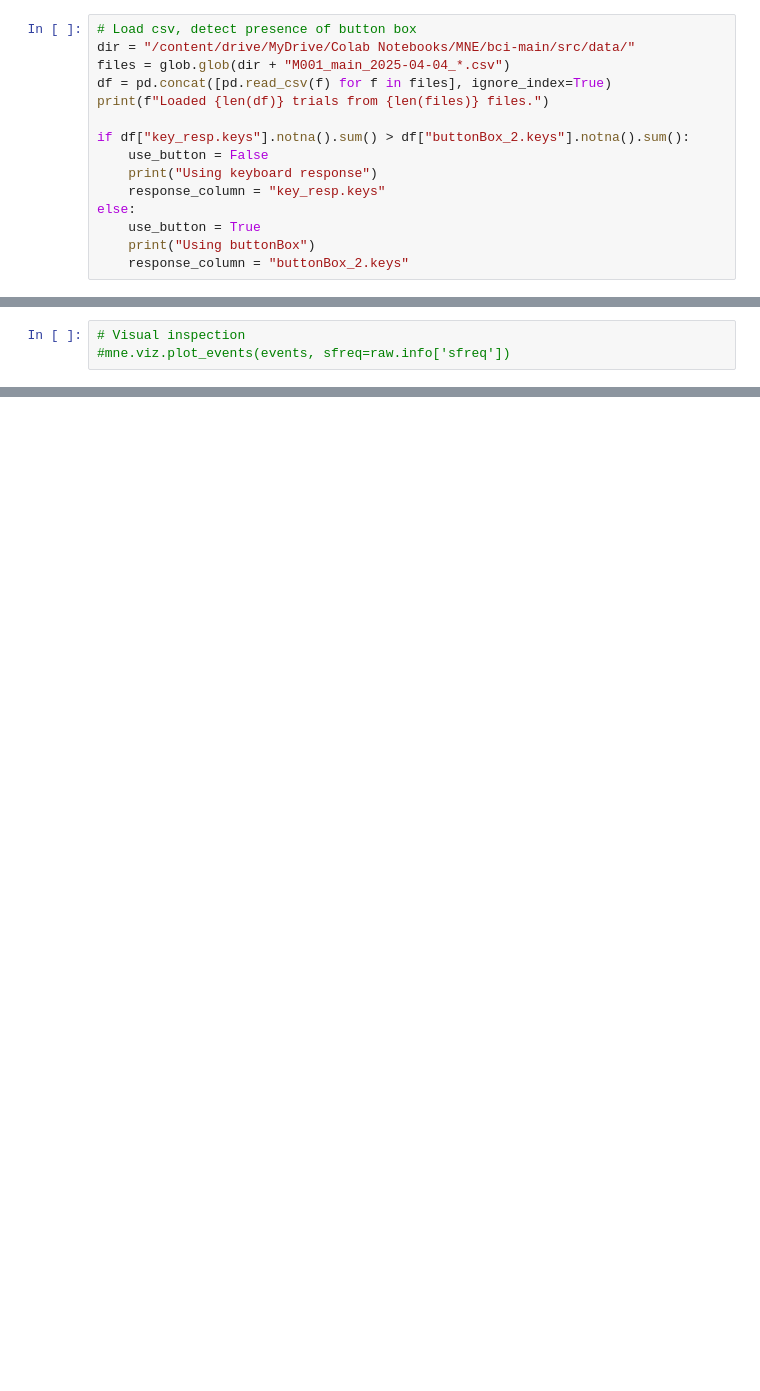
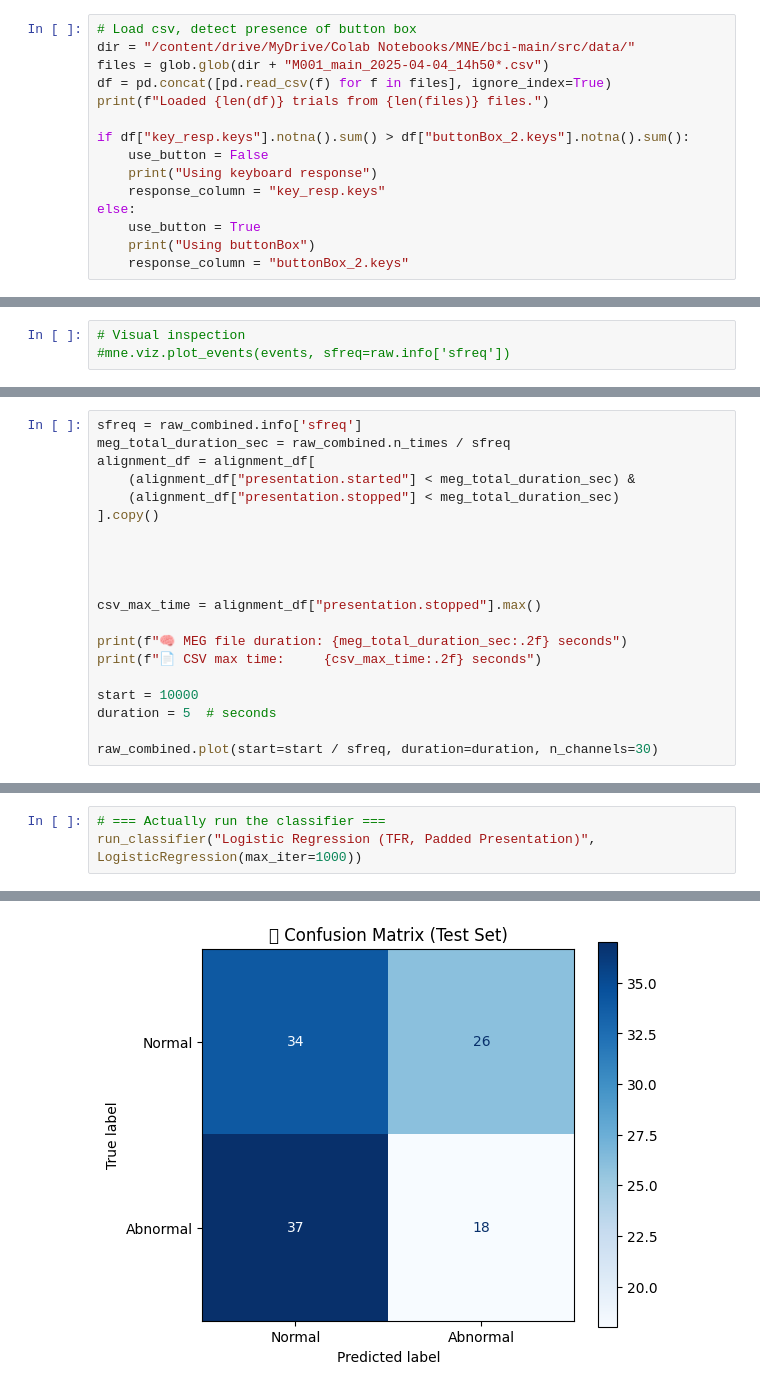
Before and after one commit to matthewhawksby/colabnotebooks, a Jupyter notebook: MNE_data_analysis.ipynb, the cells around one changed output, grey strips where cells are left out. Drawn from its saved outputs; the diff is of its cells as text; blank space fills up the shorter version.

```diff
--- a/MNE_data_analysis.ipynb
+++ b/MNE_data_analysis.ipynb
@@ -105,7 +128,7 @@ for time, val in events:
 # %%
 # Load csv, detect presence of button box
 dir = "/content/drive/MyDrive/Colab Notebooks/MNE/bci-main/src/data/"
-files = glob.glob(dir + "M001_main_2025-04-04_*.csv")
+files = glob.glob(dir + "M001_main_2025-04-04_14h50*.csv")
 df = pd.concat([pd.read_csv(f) for f in files], ignore_index=True)
 print(f"Loaded {len(df)} trials from {len(files)} files.")
 
@@ -656,0 +701,20 @@ run_classifier("SVM (RBF)", SVC(kernel='rbf'))
+# %%
+sfreq = raw_combined.info['sfreq']
+meg_total_duration_sec = raw_combined.n_times / sfreq
+alignment_df = alignment_df[
+    (alignment_df["presentation.started"] < meg_total_duration_sec) &
+    (alignment_df["presentation.stopped"] < meg_total_duration_sec)
+].copy()
+
+
+
+
+csv_max_time = alignment_df["presentation.stopped"].max()
+
+print(f"🧠 MEG file duration: {meg_total_duration_sec:.2f} seconds")
+print(f"📄 CSV max time:     {csv_max_time:.2f} seconds")
+
+start = 10000
+duration = 5  # seconds
+
+raw_combined.plot(start=start / sfreq, duration=duration, n_channels=30)
@@ -656,0 +869,4 @@ run_classifier("SVM (RBF)", SVC(kernel='rbf'))
+# %%
+# === Actually run the classifier ===
+run_classifier("Logistic Regression (TFR, Padded Presentation)", LogisticRegression(max_iter=1000))
+# %% [output]
@@ -656,0 +874 @@ run_classifier("SVM (RBF)", SVC(kernel='rbf'))
+[figure, added]
```
Also changed, not shown: parts of 18 cells of this notebook.
